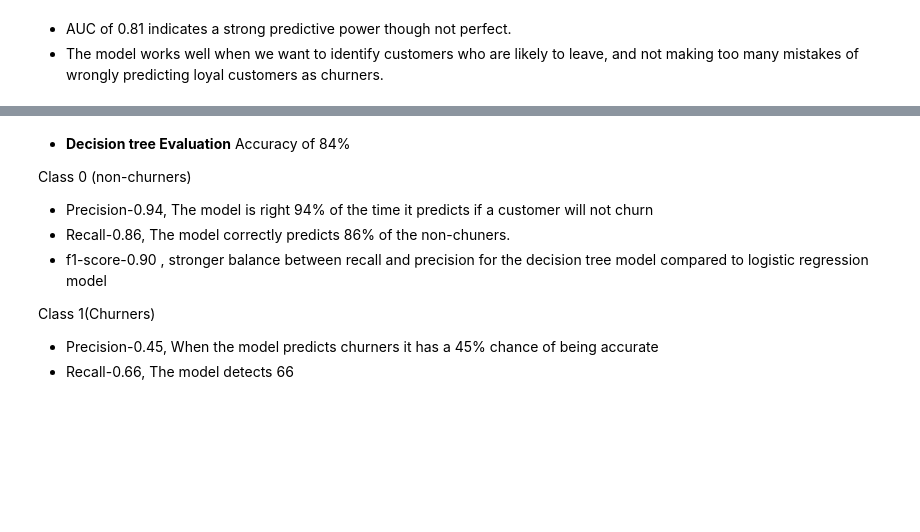
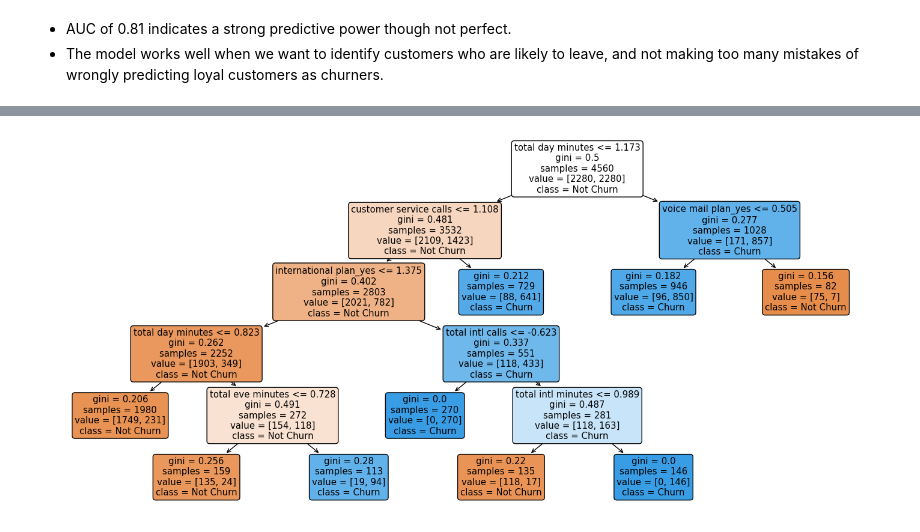
Before and after one commit to Jesse-ngugi99/GROUP_8_PHASE_THREE, a Jupyter notebook: index.ipynb, the cells around one changed output, grey strips where cells are left out. Drawn from its saved outputs; the diff is of its cells as text; code cells hidden in the pictures; blank space fills up the shorter version.

```diff
--- a/index.ipynb
+++ b/index.ipynb
@@ -524,12 +508,9 @@ plt.show()
-# %% [markdown]
-* **Decision tree Evaluation**
-Accuracy of 84%
-
-Class 0 (non-churners)
-* Precision-0.94, The model is right 94% of the time it predicts if a customer will not churn
-* Recall-0.86, The model correctly predicts 86% of the non-chuners.
-* f1-score-0.90 , stronger balance between recall and precision for the decision tree model compared to logistic regression model
-
-Class 1(Churners)
-* Precision-0.45, When the model predicts churners it has a 45% chance of being accurate
-* Recall-0.66, The model detects 66
+# %%
+from sklearn import tree
+# plot decision tree
+plt.figure(figsize=(18, 8))
+tree.plot_tree(dt_model, max_depth=5, feature_names=X.columns, class_names=["Not Churn", "Churn"], filled=True, rounded=True)
+
+plt.show()
+# %% [output]
+[figure, added]
```
Also changed, not shown: parts of 14 cells of this notebook.
